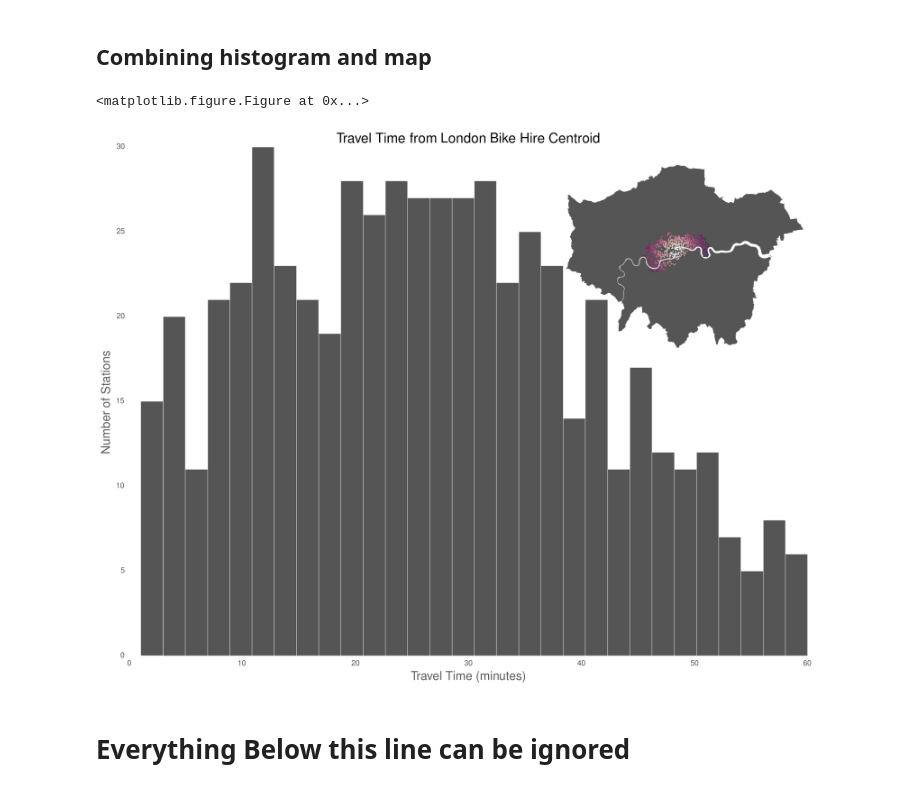
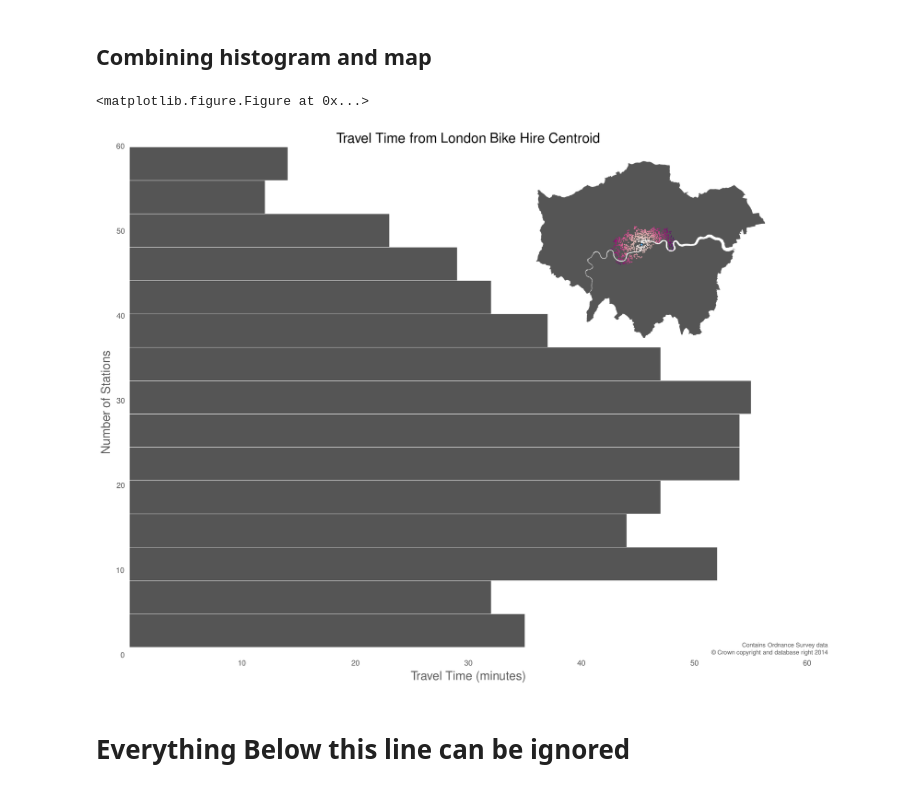
Before and after one commit to urschrei/Geopython, a Jupyter notebook: isochrone.ipynb, the cells around one changed output. Drawn from its saved outputs; the diff is of its cells as text; code cells hidden in the pictures.

Commit message:
Show horizontal histogram

```diff
--- a/isochrone.ipynb
+++ b/isochrone.ipynb
@@ -425,44 +425,57 @@ plt.clf()
 fig = plt.figure()
 ax = fig.add_subplot(111, axisbg='w', frame_on=False)
 
-stations['travel_time'].plot(kind='hist', bins=30, color='#555555', ax=ax)
+stations['travel_time'].plot(kind='hist', orientation='horizontal', bins=15, color='#555555', ax=ax)
 
 ax.set_xlabel('Travel Time (minutes)', size=16)
 ax.set_ylabel('Number of Stations', size=16)
+xticks = ax.xaxis.get_major_ticks()
+xticks[0].label1.set_visible(False)
 ax.grid(b=None)
 plt.title("Travel Time from London Bike Hire Centroid", size=18)
+# We need to reproduce the OS Data copyright licence
+smallprint = ax.text(
+    1.03, 0,
+    r'\begin{flushright}Contains Ordnance Survey data\\\copyright~Crown copyright and database right 2014\end{flushright}',
+    ha='right', va='bottom',
+    size=8,
+    color='#555555',
+    transform=ax.transAxes,
+)
+
 axins = inset_axes(
     ax,
-    width="35%", # width = 30% of parent_bbox
-    height=3.75, # height : 1 inch
+    width="45%", # width = 30% of parent_bbox
+    height=3.5, # height : 1 inch
     loc=1)
 axins.axis[:].toggle(ticklabels=False)
 axins.set_axis_off()
 m.scatter(
     stations['projected_lon'],
     stations['projected_lat'],
     c=stations['travel_time'],
     color='#FF0080',
     edgecolor='none',
     alpha=.8,
     s=2.5,
     cmap='RdPu',
     ax=axins,
     vmin=stations['travel_time'].min(), vmax=stations['travel_time'].max(), zorder=5)
 
 m.scatter(*centroid,
     s=10., edgecolor='#000000', alpha=1.,
     color='#63B8FF', zorder=5, ax=axins)
 
 lp = PatchCollection(
     [PolygonPatch(poly) for poly in london_poly.difference(Polygon(m.thames[0]).buffer(.00001))],
     color='#555555', lw=.0001, alpha=1., zorder=3, match_original=False)
 
 axins.add_collection(lp)
+# fig.set_size_inches(7.28, 5.25)
 plt.savefig("data/inset.png", format="png", bbox_inches='tight', transparent=True, alpha=True, dpi=300)
 plt.show()
 # %% [output]
 <matplotlib.figure.Figure at 0x...>
-[figure, old version]
+[figure, new version]
 # %% [markdown]
 # Everything Below this line can be ignored
```
Also changed, not shown: parts of 1 cell of this notebook, 2 other files.
